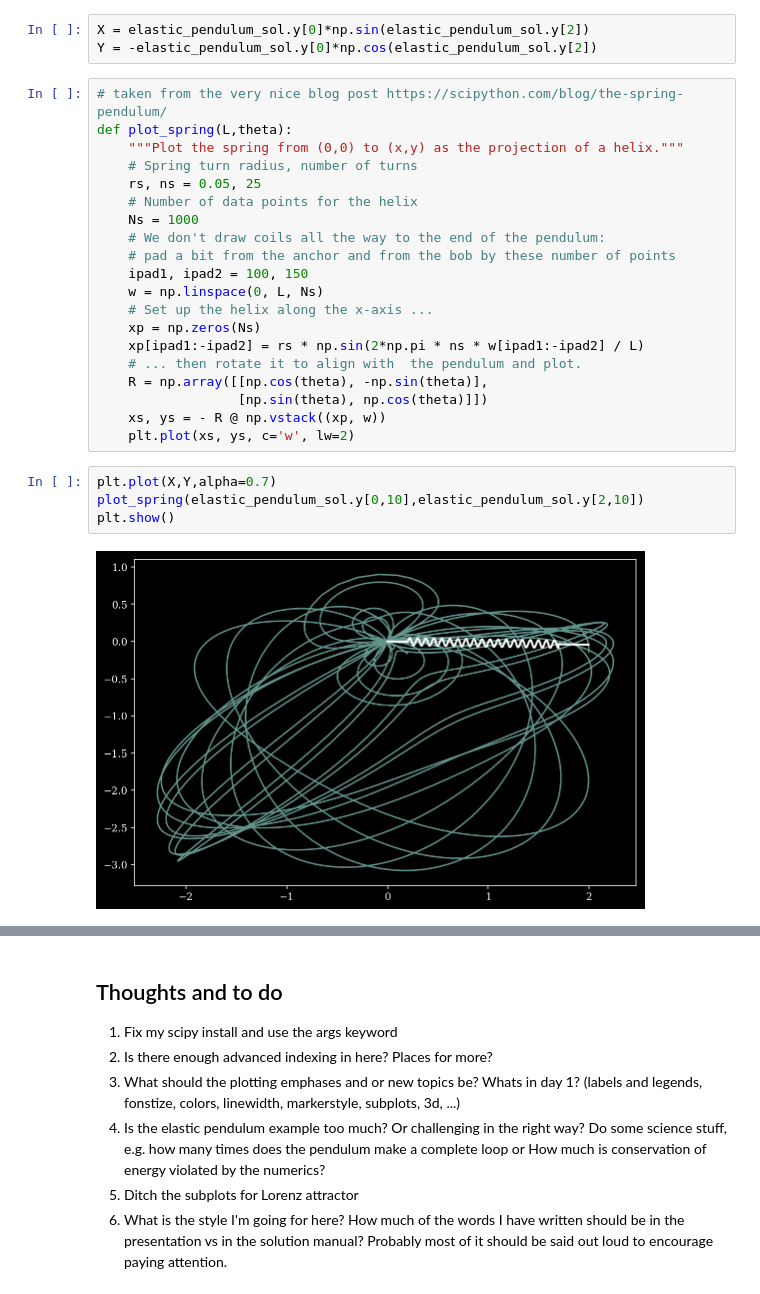
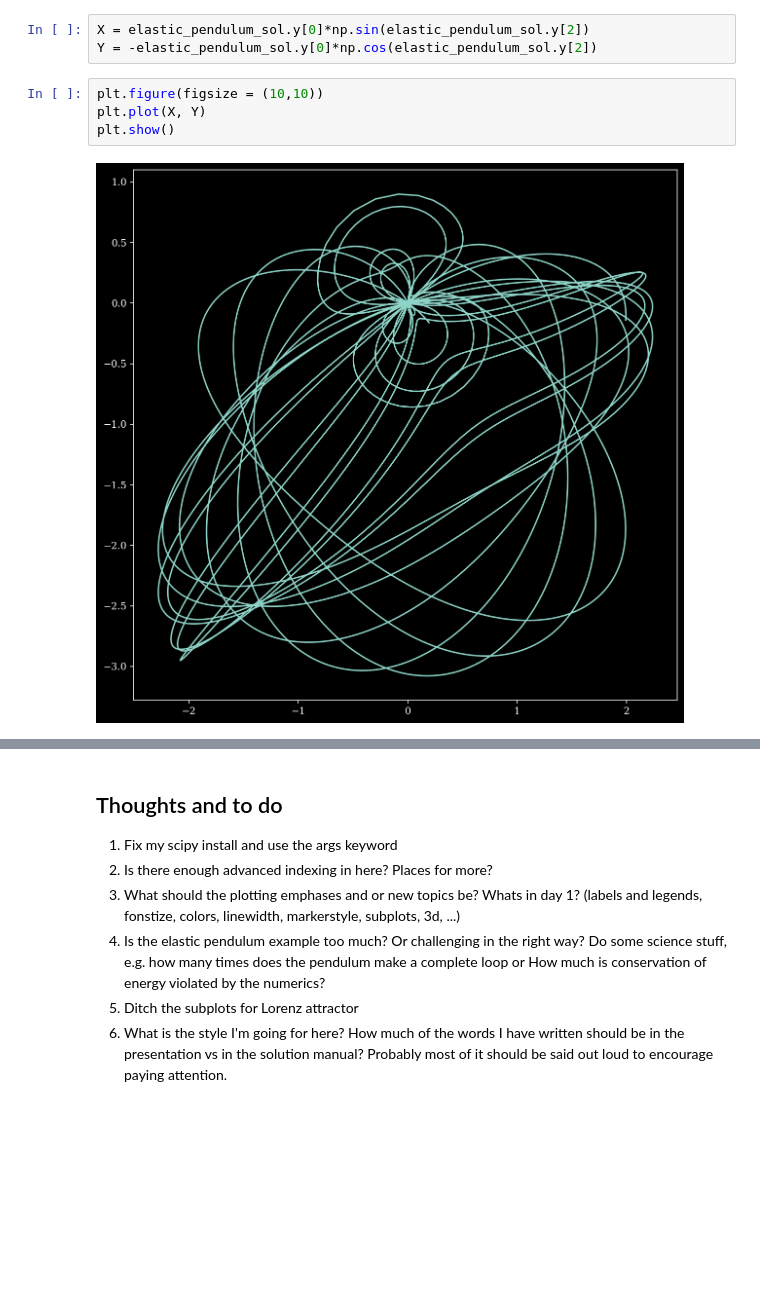
Before and after one commit to Hekstra-Lab/scientific-python-bootcamp, a Jupyter notebook: day2/day2.ipynb, the cells around one changed output, grey strips where cells are left out. Saved outputs shown, nothing was run; the diff lists cells and outputs as text; blank space fills up the shorter version.

Commit message:
more day 2 work plus preliminary day 3. updated gitignore to ignore everything in data directory

```diff
--- a/day2/day2.ipynb
+++ b/day2/day2.ipynb
@@ -252,30 +290,10 @@ elastic_pendulum_sol = solve_ivp(elastic_pendulum,(0,100),y0=[2,0,1.5,0.5],t_eva
 # %%
 X = elastic_pendulum_sol.y[0]*np.sin(elastic_pendulum_sol.y[2])
 Y = -elastic_pendulum_sol.y[0]*np.cos(elastic_pendulum_sol.y[2])
-# %%
-# taken from the very nice blog post https://scipython.com/blog/the-spring-pendulum/
-def plot_spring(L,theta):
-    """Plot the spring from (0,0) to (x,y) as the projection of a helix."""
-    # Spring turn radius, number of turns
-    rs, ns = 0.05, 25
-    # Number of data points for the helix
-    Ns = 1000
-    # We don't draw coils all the way to the end of the pendulum:
-    # pad a bit from the anchor and from the bob by these number of points
-    ipad1, ipad2 = 100, 150
-    w = np.linspace(0, L, Ns)
-    # Set up the helix along the x-axis ...
-    xp = np.zeros(Ns)
-    xp[ipad1:-ipad2] = rs * np.sin(2*np.pi * ns * w[ipad1:-ipad2] / L)
-    # ... then rotate it to align with  the pendulum and plot.
-    R = np.array([[np.cos(theta), -np.sin(theta)],
-                  [np.sin(theta), np.cos(theta)]])
-    xs, ys = - R @ np.vstack((xp, w))
-    plt.plot(xs, ys, c='w', lw=2)
-# %%
-plt.plot(X,Y,alpha=0.7)
-plot_spring(elastic_pendulum_sol.y[0,10],elastic_pendulum_sol.y[2,10])
-plt.show()
-# %% [output]
-[figure, removed]
+# %%
+plt.figure(figsize = (10,10))
+plt.plot(X, Y)
+plt.show()
+# %% [output]
+[figure, added]
 # %%
```
Also changed, not shown: parts of 15 cells of this notebook, 5 other files.
